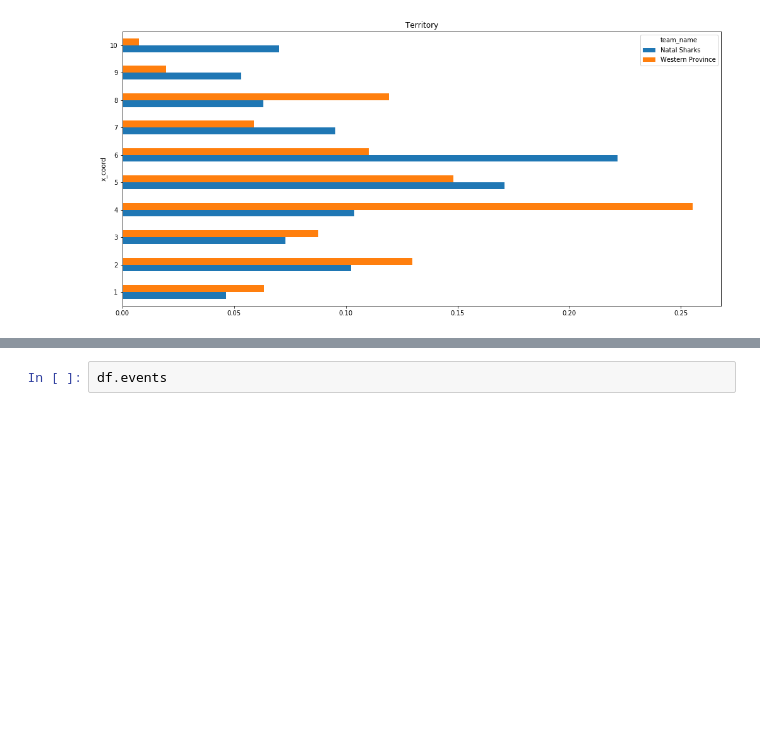
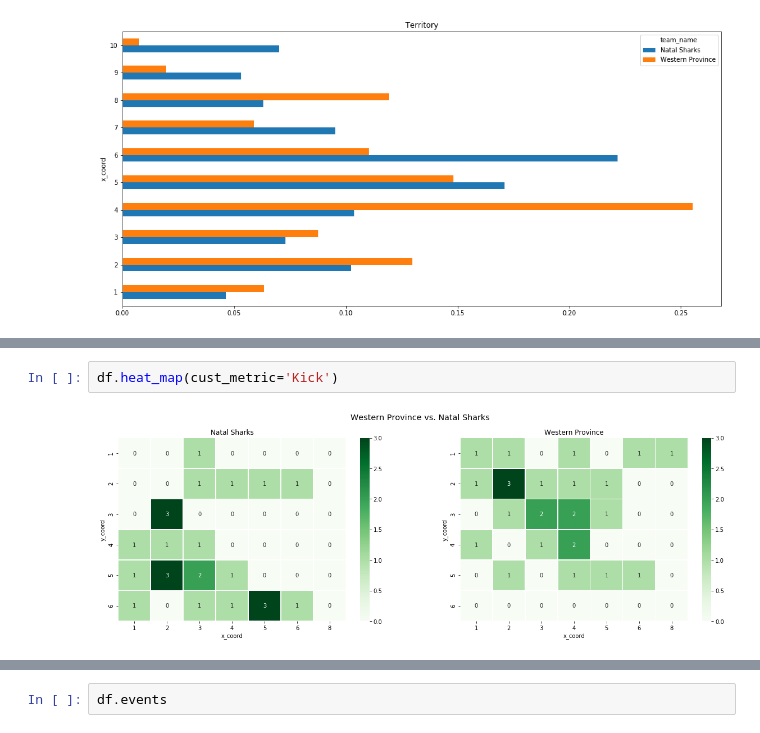
Before and after one commit to jlondal/pyrugga, a Jupyter notebook: jupyter/tuts/Getting Started.ipynb, the cells around one changed output, grey strips where cells are left out. Saved outputs shown, nothing was run; the diff lists cells and outputs as text; blank space fills up the shorter version.

```diff
--- a/jupyter/tuts/Getting Started.ipynb
+++ b/jupyter/tuts/Getting Started.ipynb
@@ -229,0 +228,4 @@ df.heat_map()
+# %%
+df.heat_map(cust_metric='Kick')
+# %% [output]
+[figure, added]
```
Also changed, not shown: parts of 6 cells of this notebook, 1 other file.
